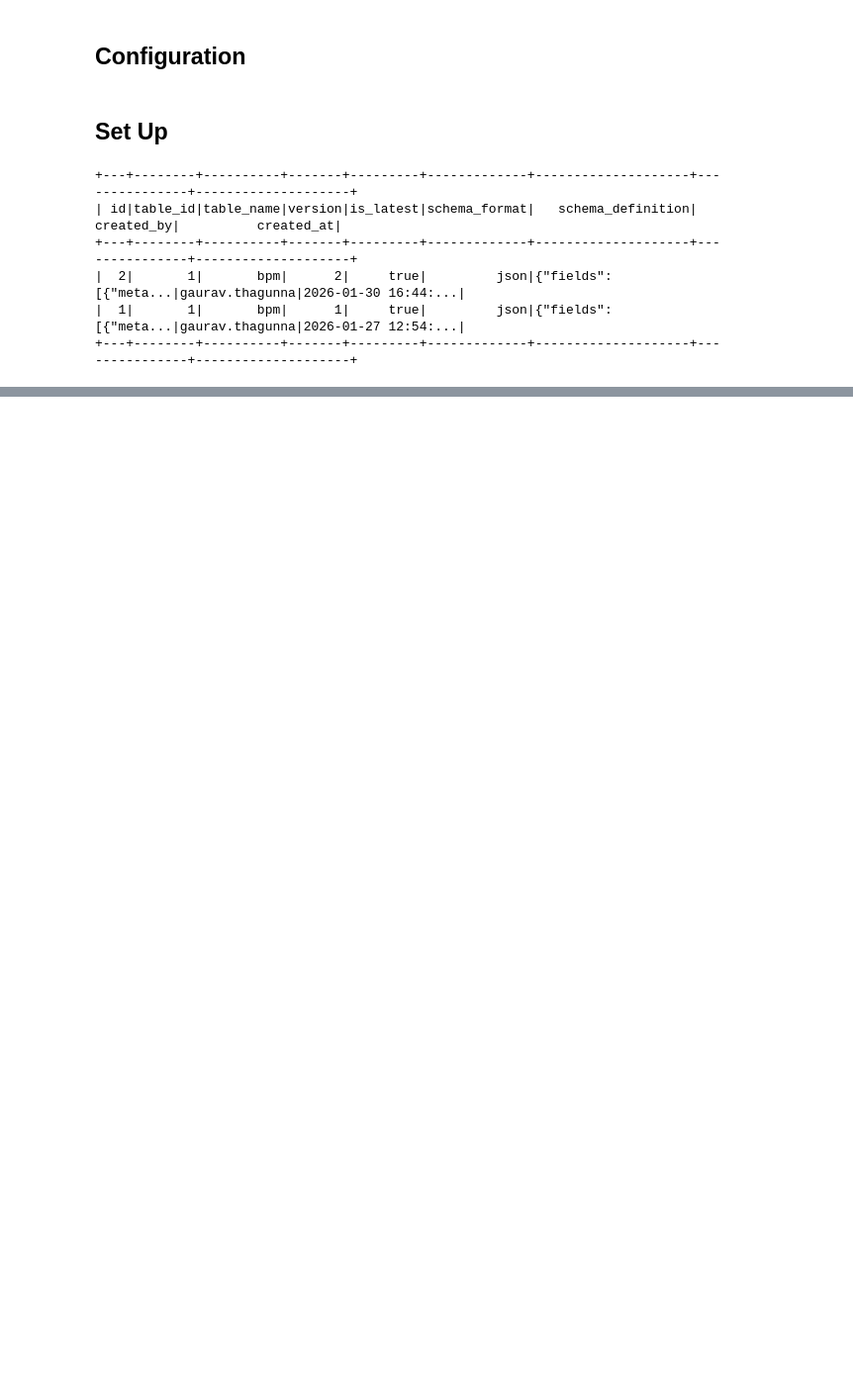
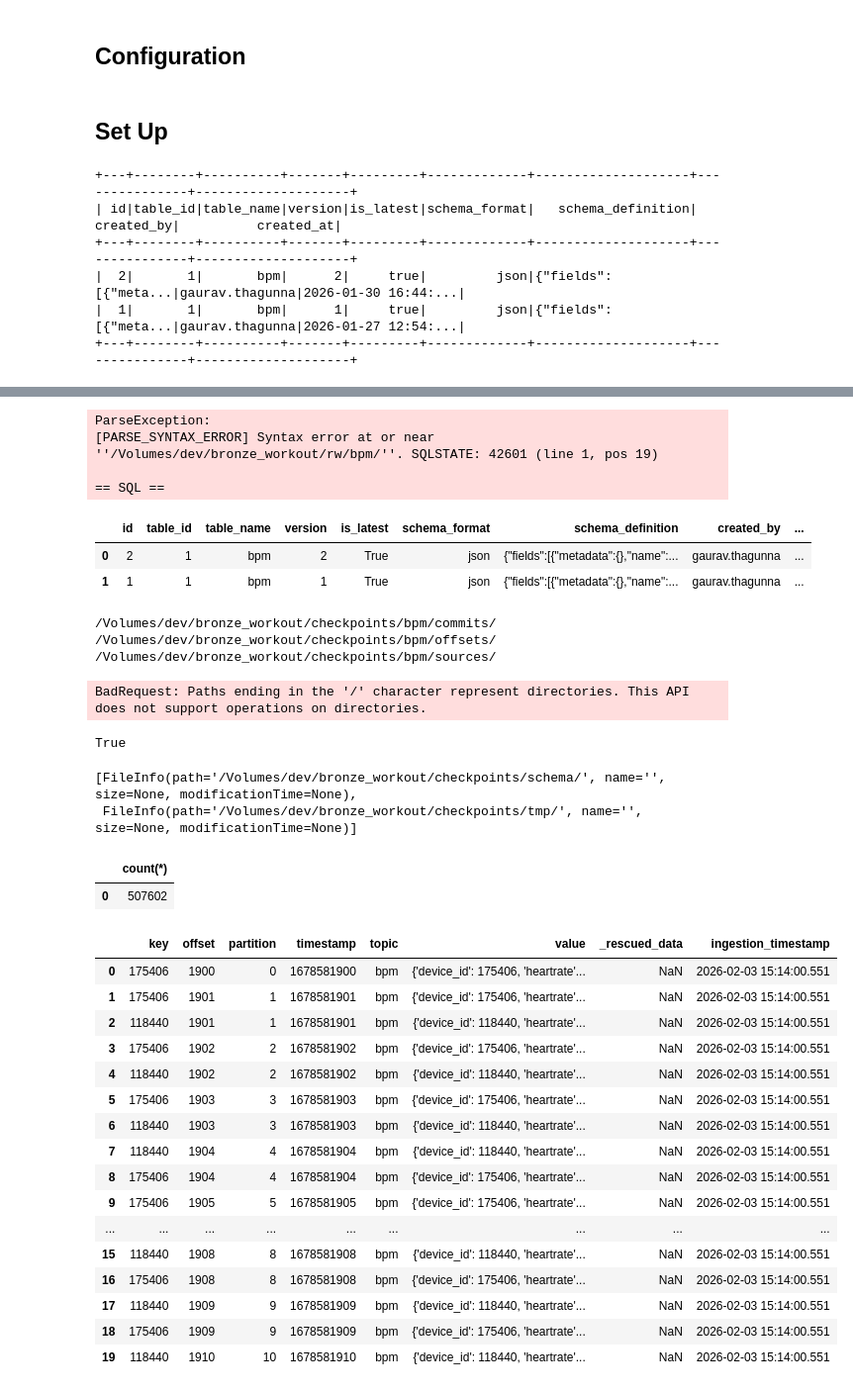
Before and after one commit to developergaurav77/WorkoutTime-Analytics-Databricks, a Jupyter notebook: notebooks/exploration.ipynb, the cells around one changed output, grey strips where cells are left out. Shown at 99% size. Drawn from its saved outputs; the diff is of its cells as text; code cells hidden in the pictures; blank space fills up the shorter version.

Commit message:
ingestion history added

```diff
--- a/notebooks/exploration.ipynb
+++ b/notebooks/exploration.ipynb
@@ -491,0 +528,18 @@ spark.sql("select * from dev.control.schema_registry").show()
+# %%
+%sql
+/Volumes/dev/bronze_workout/rw
+
+select * from json.'/Volumes/dev/bronze_workout/rw/bpm/'
+# %% [output]
+ParseException:
+[PARSE_SYNTAX_ERROR] Syntax error at or near ''/Volumes/dev/bronze_workout/rw/bpm/''. SQLSTATE: 42601 (line 1, pos 19)
+
+== SQL ==
+# %%
+%sql
+
+select * from dev.control.schema_registry;
+# %% [output]
+|  | id | table_id | table_name | version | is_latest | schema_format | schema_definition | created_by | ... |
+| 0 | 2 | 1 | bpm | 2 | True | json | {"fields":[{"metadata":{},"name":... | gaurav.thagunna | ... |
+| 1 | 1 | 1 | bpm | 1 | True | json | {"fields":[{"metadata":{},"name":... | gaurav.thagunna | ... |
@@ -491,0 +550,48 @@ spark.sql("select * from dev.control.schema_registry").show()
+# %%
+volume_path = "/Volumes/dev/bronze_workout/checkpoints/bpm"
+for item in w.files.list_directory_contents(volume_path):
+  print(item.path)
+# %% [output]
+/Volumes/dev/bronze_workout/checkpoints/bpm/commits/
+/Volumes/dev/bronze_workout/checkpoints/bpm/offsets/
+/Volumes/dev/bronze_workout/checkpoints/bpm/sources/
+# %%
+volume_path = "/Volumes/dev/bronze_workout/checkpoints/bpm/commits/"
+
+w.files.delete(volume_path)
+# %% [output]
+BadRequest: Paths ending in the '/' character represent directories. This API does not support operations on directories.
+# %%
+dbutils.fs.rm("/Volumes/dev/bronze_workout/checkpoints/bpm",True)
+# %% [output]
+True
+# %%
+dbutils.fs.ls("/Volumes/dev/bronze_workout/checkpoints")
+# %% [output]
+[FileInfo(path='/Volumes/dev/bronze_workout/checkpoints/schema/', name='', size=None, modificationTime=None),
+ FileInfo(path='/Volumes/dev/bronze_workout/checkpoints/tmp/', name='', size=None, modificationTime=None)]
+# %%
+spark.sql("select count(*) from dev.bronze_workout.bpm")
+# %% [output]
+|  | count(*) |
+| 0 | 507602 |
+# %%
+spark.sql("select * from dev.bronze_workout.bpm")
+# %% [output]
+|  | key | offset | partition | timestamp | topic | value | _rescued_data | ingestion_timestamp |
+| 0 | 175406 | 1900 | 0 | 1678581900 | bpm | {'device_id': 175406, 'heartrate'... | NaN | 2026-02-03 15:14:00.551 |
+| 1 | 175406 | 1901 | 1 | 1678581901 | bpm | {'device_id': 175406, 'heartrate'... | NaN | 2026-02-03 15:14:00.551 |
+| 2 | 118440 | 1901 | 1 | 1678581901 | bpm | {'device_id': 118440, 'heartrate'... | NaN | 2026-02-03 15:14:00.551 |
+| 3 | 175406 | 1902 | 2 | 1678581902 | bpm | {'device_id': 175406, 'heartrate'... | NaN | 2026-02-03 15:14:00.551 |
+| 4 | 118440 | 1902 | 2 | 1678581902 | bpm | {'device_id': 118440, 'heartrate'... | NaN | 2026-02-03 15:14:00.551 |
+| 5 | 175406 | 1903 | 3 | 1678581903 | bpm | {'device_id': 175406, 'heartrate'... | NaN | 2026-02-03 15:14:00.551 |
+| 6 | 118440 | 1903 | 3 | 1678581903 | bpm | {'device_id': 118440, 'heartrate'... | NaN | 2026-02-03 15:14:00.551 |
+| 7 | 118440 | 1904 | 4 | 1678581904 | bpm | {'device_id': 118440, 'heartrate'... | NaN | 2026-02-03 15:14:00.551 |
+| 8 | 175406 | 1904 | 4 | 1678581904 | bpm | {'device_id': 175406, 'heartrate'... | NaN | 2026-02-03 15:14:00.551 |
+| 9 | 175406 | 1905 | 5 | 1678581905 | bpm | {'device_id': 175406, 'heartrate'... | NaN | 2026-02-03 15:14:00.551 |
+| ... | ... | ... | ... | ... | ... | ... | ... | ... |
+| 15 | 118440 | 1908 | 8 | 1678581908 | bpm | {'device_id': 118440, 'heartrate'... | NaN | 2026-02-03 15:14:00.551 |
+| 16 | 175406 | 1908 | 8 | 1678581908 | bpm | {'device_id': 175406, 'heartrate'... | NaN | 2026-02-03 15:14:00.551 |
+| 17 | 118440 | 1909 | 9 | 1678581909 | bpm | {'device_id': 118440, 'heartrate'... | NaN | 2026-02-03 15:14:00.551 |
+| 18 | 175406 | 1909 | 9 | 1678581909 | bpm | {'device_id': 175406, 'heartrate'... | NaN | 2026-02-03 15:14:00.551 |
+| 19 | 118440 | 1910 | 10 | 1678581910 | bpm | {'device_id': 118440, 'heartrate'... | NaN | 2026-02-03 15:14:00.551 |
```
Also changed, not shown: parts of 9 cells of this notebook, 3 other files.
